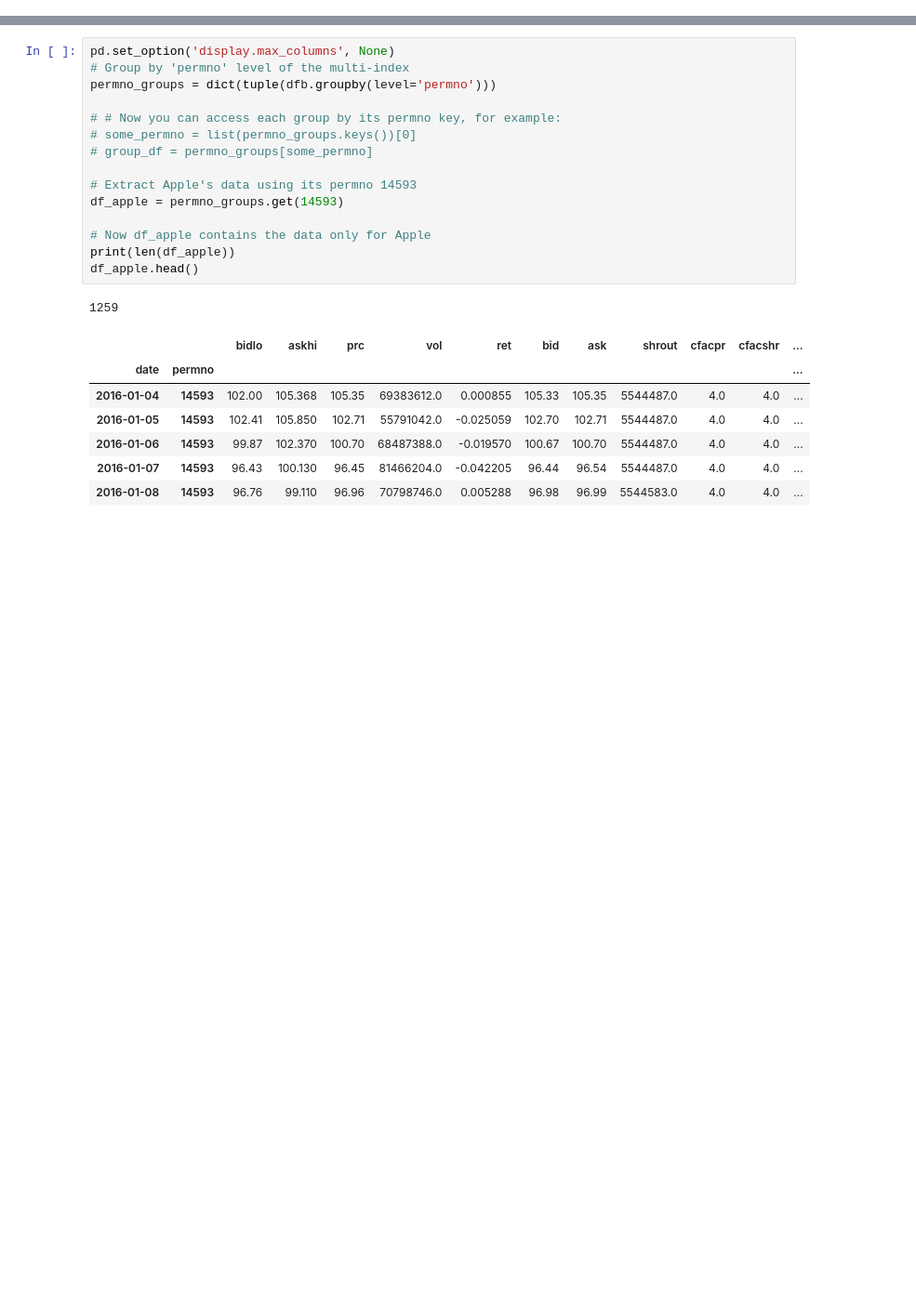
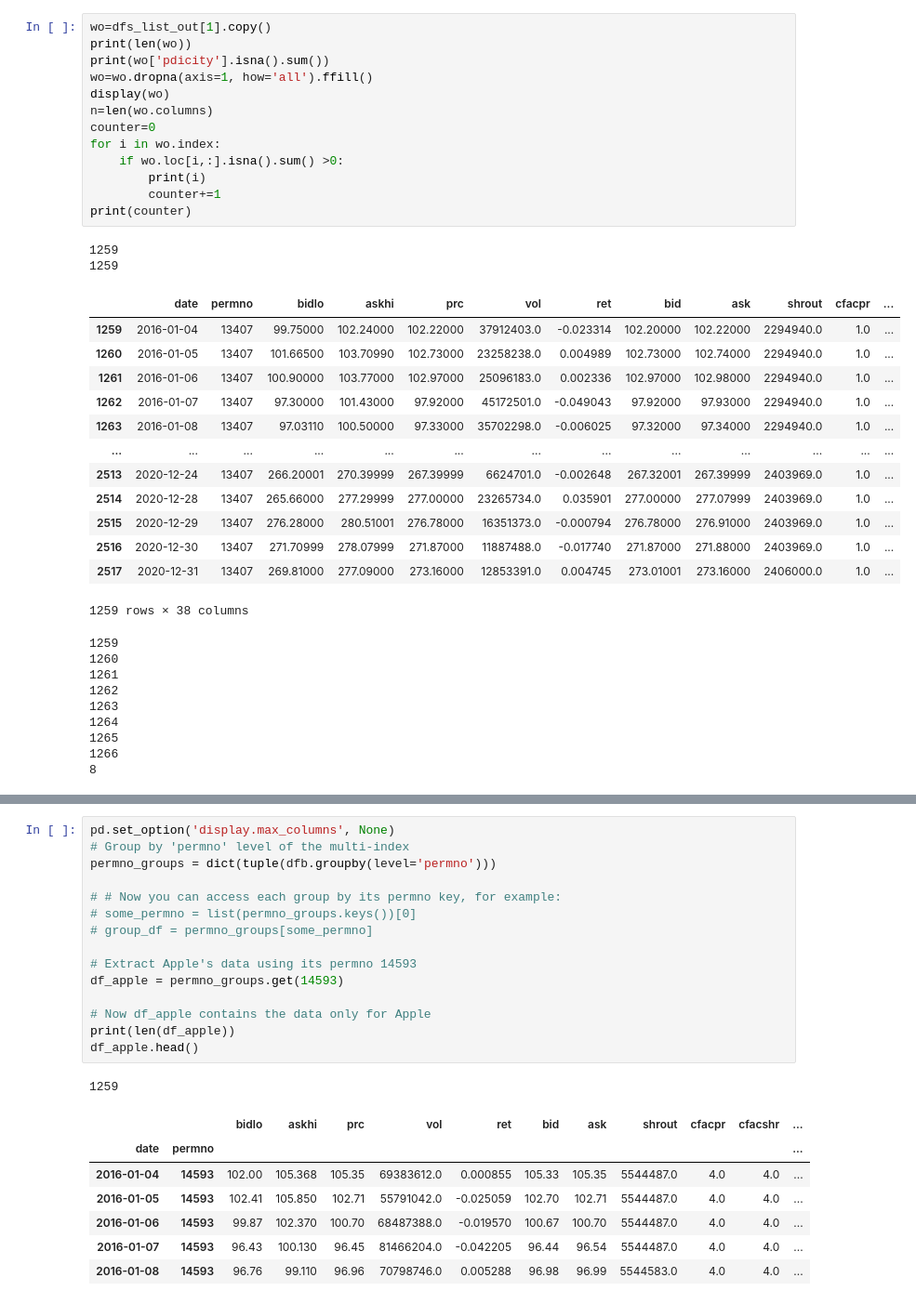
Before and after one commit to navid-nb/MSc_ML_Project1, a Jupyter notebook: temp.ipynb, the cells around one changed output, grey strips where cells are left out. Shown at 93% size. Cells and saved outputs as stored; diff of their text form; blank space fills up the shorter version.

```diff
--- a/temp.ipynb
+++ b/temp.ipynb
@@ -55,0 +126,38 @@ dfa.set_index(['date', 'permno'], inplace=True)
+# %%
+wo=dfs_list_out[1].copy()
+print(len(wo))
+print(wo['pdicity'].isna().sum())
+wo=wo.dropna(axis=1, how='all').ffill()
+display(wo)
+n=len(wo.columns)
+counter=0
+for i in wo.index:
+    if wo.loc[i,:].isna().sum() >0:
+        print(i)
+        counter+=1
+print(counter)
+# %% [output]
+1259
+1259
+|  | date | permno | bidlo | askhi | prc | vol | ret | bid | ask | shrout | cfacpr | ... |
+| 1259 | 2016-01-04 | 13407 | 99.75000 | 102.24000 | 102.22000 | 37912403.0 | -0.023314 | 102.20000 | 102.22000 | 2294940.0 | 1.0 | ... |
+| 1260 | 2016-01-05 | 13407 | 101.66500 | 103.70990 | 102.73000 | 23258238.0 | 0.004989 | 102.73000 | 102.74000 | 2294940.0 | 1.0 | ... |
+| 1261 | 2016-01-06 | 13407 | 100.90000 | 103.77000 | 102.97000 | 25096183.0 | 0.002336 | 102.97000 | 102.98000 | 2294940.0 | 1.0 | ... |
+| 1262 | 2016-01-07 | 13407 | 97.30000 | 101.43000 | 97.92000 | 45172501.0 | -0.049043 | 97.92000 | 97.93000 | 2294940.0 | 1.0 | ... |
+| 1263 | 2016-01-08 | 13407 | 97.03110 | 100.50000 | 97.33000 | 35702298.0 | -0.006025 | 97.32000 | 97.34000 | 2294940.0 | 1.0 | ... |
+| ... | ... | ... | ... | ... | ... | ... | ... | ... | ... | ... | ... | ... |
+| 2513 | 2020-12-24 | 13407 | 266.20001 | 270.39999 | 267.39999 | 6624701.0 | -0.002648 | 267.32001 | 267.39999 | 2403969.0 | 1.0 | ... |
+| 2514 | 2020-12-28 | 13407 | 265.66000 | 277.29999 | 277.00000 | 23265734.0 | 0.035901 | 277.00000 | 277.07999 | 2403969.0 | 1.0 | ... |
+| 2515 | 2020-12-29 | 13407 | 276.28000 | 280.51001 | 276.78000 | 16351373.0 | -0.000794 | 276.78000 | 276.91000 | 2403969.0 | 1.0 | ... |
+| 2516 | 2020-12-30 | 13407 | 271.70999 | 278.07999 | 271.87000 | 11887488.0 | -0.017740 | 271.87000 | 271.88000 | 2403969.0 | 1.0 | ... |
+| 2517 | 2020-12-31 | 13407 | 269.81000 | 277.09000 | 273.16000 | 12853391.0 | 0.004745 | 273.01001 | 273.16000 | 2406000.0 | 1.0 | ... |
+1259 rows × 38 columns
+1259
+1260
+1261
+1262
+1263
+1264
+1265
+1266
+8
```
Also changed, not shown: parts of 5 cells of this notebook, 4 other files.
